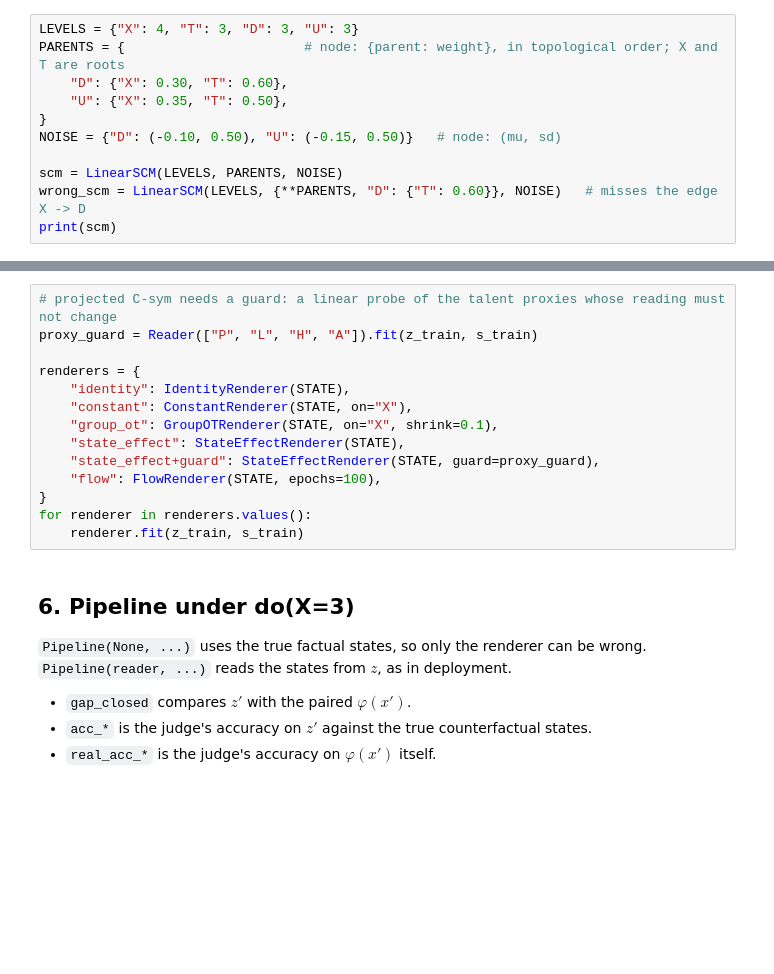
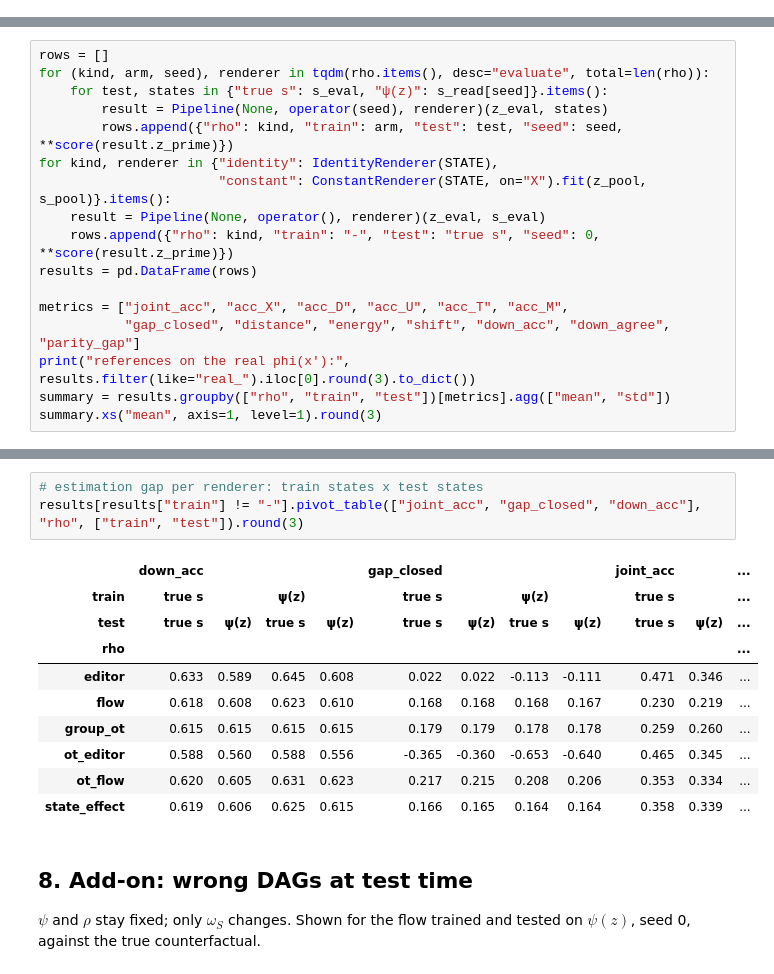
Before and after one commit to kestelnadomu/latent_intervention, a Jupyter notebook: latent_lab/example.ipynb, the cells around one changed output, grey strips where cells are left out. Saved outputs shown, nothing was run; the diff lists cells and outputs as text; blank space fills up the shorter version.

```diff
--- a/latent_lab/example.ipynb
+++ b/latent_lab/example.ipynb
@@ -81,11 +153,0 @@ Each non-root node is `clip(round(Σ weight · parent + ε))`, with `ε ~ Normal
-# %%
-LEVELS = {"X": 4, "T": 3, "D": 3, "U": 3}
-PARENTS = {                       # node: {parent: weight}, in topological order; X and T are roots
-    "D": {"X": 0.30, "T": 0.60},
-    "U": {"X": 0.35, "T": 0.50},
-}
-NOISE = {"D": (-0.10, 0.50), "U": (-0.15, 0.50)}   # node: (mu, sd)
-
-scm = LinearSCM(LEVELS, PARENTS, NOISE)
-wrong_scm = LinearSCM(LEVELS, {**PARENTS, "D": {"T": 0.60}}, NOISE)   # misses the edge X -> D
-print(scm)
@@ -120,0 +289,17 @@ One class per kind, all subclasses of `Renderer`. Each is fitted once on the fac
+# %%
+rows = []
+for (kind, arm, seed), renderer in tqdm(rho.items(), desc="evaluate", total=len(rho)):
+    for test, states in {"true s": s_eval, "ψ(z)": s_read[seed]}.items():
+        result = Pipeline(None, operator(seed), renderer)(z_eval, states)
+        rows.append({"rho": kind, "train": arm, "test": test, "seed": seed, **score(result.z_prime)})
+for kind, renderer in {"identity": IdentityRenderer(STATE),
+                       "constant": ConstantRenderer(STATE, on="X").fit(z_pool, s_pool)}.items():
+    result = Pipeline(None, operator(), renderer)(z_eval, s_eval)
+    rows.append({"rho": kind, "train": "-", "test": "true s", "seed": 0, **score(result.z_prime)})
+results = pd.DataFrame(rows)
+
+metrics = ["joint_acc", "acc_X", "acc_D", "acc_U", "acc_T", "acc_M",
+           "gap_closed", "distance", "energy", "shift", "down_acc", "down_agree", "parity_gap"]
+print("references on the real phi(x'):", results.filter(like="real_").iloc[0].round(3).to_dict())
+summary = results.groupby(["rho", "train", "test"])[metrics].agg(["mean", "std"])
+summary.xs("mean", axis=1, level=1).round(3)
@@ -121,23 +326,19 @@ One class per kind, all subclasses of `Renderer`. Each is fitted once on the fac
 # %%
-# projected C-sym needs a guard: a linear probe of the talent proxies whose reading must not change
-proxy_guard = Reader(["P", "L", "H", "A"]).fit(z_train, s_train)
-
-renderers = {
-    "identity": IdentityRenderer(STATE),
-    "constant": ConstantRenderer(STATE, on="X"),
-    "group_ot": GroupOTRenderer(STATE, on="X", shrink=0.1),
-    "state_effect": StateEffectRenderer(STATE),
-    "state_effect+guard": StateEffectRenderer(STATE, guard=proxy_guard),
-    "flow": FlowRenderer(STATE, epochs=100),
-}
-for renderer in renderers.values():
-    renderer.fit(z_train, s_train)
+# estimation gap per renderer: train states x test states
+results[results["train"] != "-"].pivot_table(["joint_acc", "gap_closed", "down_acc"], "rho", ["train", "test"]).round(3)
+# %% [output]
+|  | down_acc |  |  |  | gap_closed |  |  |  | joint_acc |  | ... |
+| train | true s |  | ψ(z) |  | true s |  | ψ(z) |  | true s |  | ... |
+| test | true s | ψ(z) | true s | ψ(z) | true s | ψ(z) | true s | ψ(z) | true s | ψ(z) | ... |
+| rho |  |  |  |  |  |  |  |  |  |  | ... |
+| editor | 0.633 | 0.589 | 0.645 | 0.608 | 0.022 | 0.022 | -0.113 | -0.111 | 0.471 | 0.346 | ... |
+| flow | 0.618 | 0.608 | 0.623 | 0.610 | 0.168 | 0.168 | 0.168 | 0.167 | 0.230 | 0.219 | ... |
+| group_ot | 0.615 | 0.615 | 0.615 | 0.615 | 0.179 | 0.179 | 0.178 | 0.178 | 0.259 | 0.260 | ... |
+| ot_editor | 0.588 | 0.560 | 0.588 | 0.556 | -0.365 | -0.360 | -0.653 | -0.640 | 0.465 | 0.345 | ... |
+| ot_flow | 0.620 | 0.605 | 0.631 | 0.623 | 0.217 | 0.215 | 0.208 | 0.206 | 0.353 | 0.334 | ... |
+| state_effect | 0.619 | 0.606 | 0.625 | 0.615 | 0.166 | 0.165 | 0.164 | 0.164 | 0.358 | 0.339 | ... |
 # %% [markdown]
-## 6. Pipeline under do(X=3)
+## 8. Add-on: wrong DAGs at test time
 
-`Pipeline(None, ...)` uses the true factual states, so only the renderer can be wrong. `Pipeline(reader, ...)` reads the states from $z$, as in deployment.
-
-- `gap_closed` compares $z'$ with the paired $\varphi(x')$.
-- `acc_*` is the judge's accuracy on $z'$ against the true counterfactual states.
-- `real_acc_*` is the judge's accuracy on $\varphi(x')$ itself.
+$\psi$ and $\rho$ stay fixed; only $\omega_S$ changes. Shown for the flow trained and tested on $\psi(z)$, seed 0, against the true counterfactual.
 # %%
```
Also changed, not shown: parts of 24 cells of this notebook, 7 other files.
